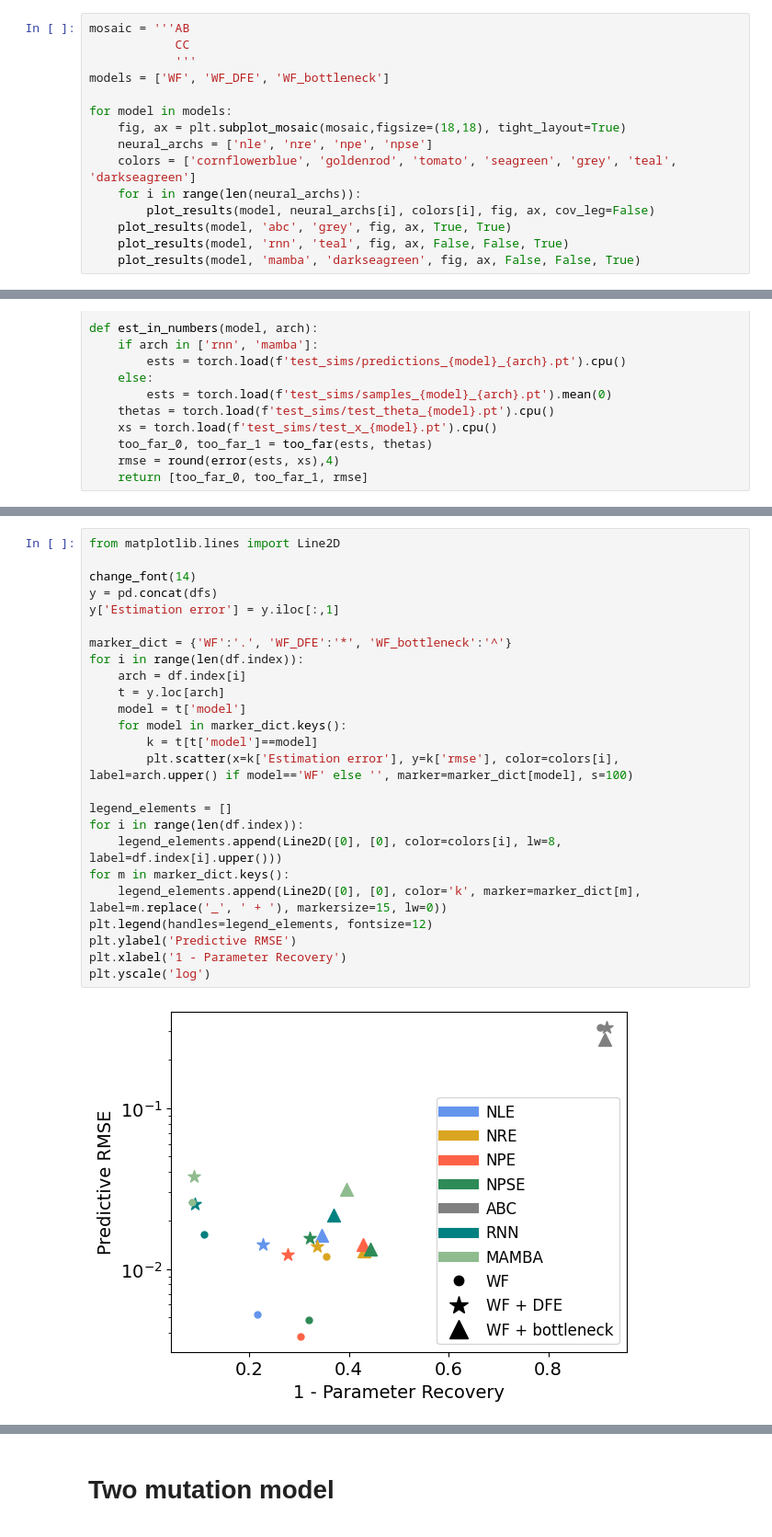
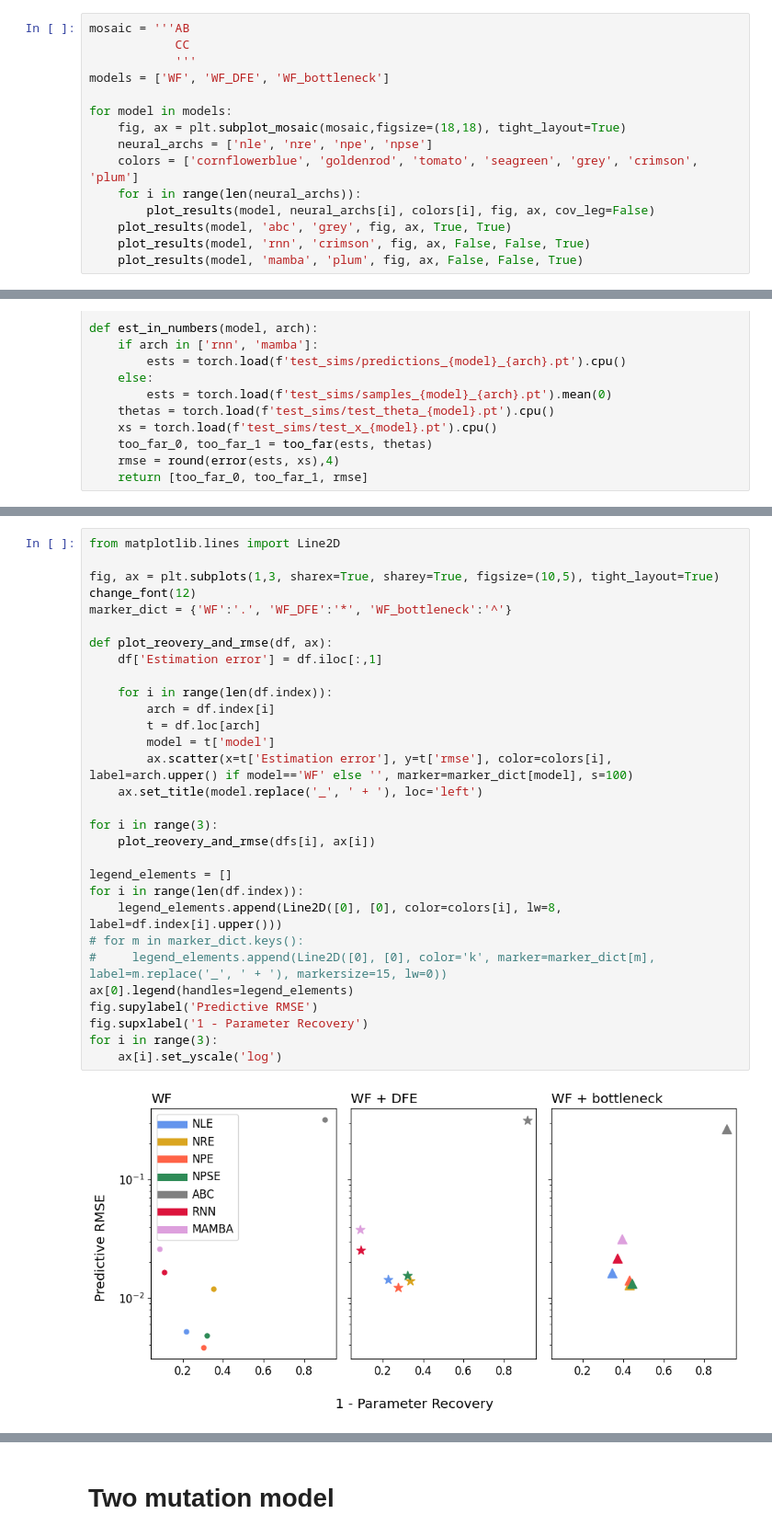
Before and after one commit to nadavbennun1/wf_ext, a Jupyter notebook: test_results.ipynb, the cells around one changed output, grey strips where cells are left out. Shown at 92% size. Drawn from its saved outputs; the diff is of its cells as text.

Commit message:
changed figure 5 to 3 panels, changed colors

```diff
--- a/test_results.ipynb
+++ b/test_results.ipynb
@@ -107,10 +107,10 @@ models = ['WF', 'WF_DFE', 'WF_bottleneck']
 for model in models:
     fig, ax = plt.subplot_mosaic(mosaic,figsize=(18,18), tight_layout=True)
     neural_archs = ['nle', 'nre', 'npe', 'npse']
-    colors = ['cornflowerblue', 'goldenrod', 'tomato', 'seagreen', 'grey', 'teal', 'darkseagreen']
+    colors = ['cornflowerblue', 'goldenrod', 'tomato', 'seagreen', 'grey', 'crimson', 'plum']
     for i in range(len(neural_archs)):
         plot_results(model, neural_archs[i], colors[i], fig, ax, cov_leg=False)
     plot_results(model, 'abc', 'grey', fig, ax, True, True)
-    plot_results(model, 'rnn', 'teal', fig, ax, False, False, True)
-    plot_results(model, 'mamba', 'darkseagreen', fig, ax, False, False, True)
+    plot_results(model, 'rnn', 'crimson', fig, ax, False, False, True)
+    plot_results(model, 'mamba', 'plum', fig, ax, False, False, True)
 # %% [output]
@@ -181,27 +181,32 @@ mamba      0.088        0.395  0.0313  WF_bottleneck
 # %%
 from matplotlib.lines import Line2D
 
-change_font(14)
-y = pd.concat(dfs)
-y['Estimation error'] = y.iloc[:,1]
+fig, ax = plt.subplots(1,3, sharex=True, sharey=True, figsize=(10,5), tight_layout=True)
+change_font(12)
+marker_dict = {'WF':'.', 'WF_DFE':'*', 'WF_bottleneck':'^'}
 
-marker_dict = {'WF':'.', 'WF_DFE':'*', 'WF_bottleneck':'^'}
-for i in range(len(df.index)):
-    arch = df.index[i]
-    t = y.loc[arch]
-    model = t['model']
-    for model in marker_dict.keys():
-        k = t[t['model']==model]
-        plt.scatter(x=k['Estimation error'], y=k['rmse'], color=colors[i], label=arch.upper() if model=='WF' else '', marker=marker_dict[model], s=100)
+def plot_reovery_and_rmse(df, ax):
+    df['Estimation error'] = df.iloc[:,1]
+
+    for i in range(len(df.index)):
+        arch = df.index[i]
+        t = df.loc[arch]
+        model = t['model']
+        ax.scatter(x=t['Estimation error'], y=t['rmse'], color=colors[i], label=arch.upper() if model=='WF' else '', marker=marker_dict[model], s=100)
+    ax.set_title(model.replace('_', ' + '), loc='left')
+
+for i in range(3):
+    plot_reovery_and_rmse(dfs[i], ax[i])
 
 legend_elements = []
 for i in range(len(df.index)):
     legend_elements.append(Line2D([0], [0], color=colors[i], lw=8, label=df.index[i].upper()))
-for m in marker_dict.keys():
-    legend_elements.append(Line2D([0], [0], color='k', marker=marker_dict[m], label=m.replace('_', ' + '), markersize=15, lw=0))
-plt.legend(handles=legend_elements, fontsize=12)
-plt.ylabel('Predictive RMSE')
-plt.xlabel('1 - Parameter Recovery')
-plt.yscale('log')
+# for m in marker_dict.keys():
+#     legend_elements.append(Line2D([0], [0], color='k', marker=marker_dict[m], label=m.replace('_', ' + '), markersize=15, lw=0))
+ax[0].legend(handles=legend_elements)
+fig.supylabel('Predictive RMSE')
+fig.supxlabel('1 - Parameter Recovery')
+for i in range(3):
+    ax[i].set_yscale('log')
 # %% [output]
-[figure, old version]
+[figure, new version]
```
Also changed, not shown: parts of 3 cells of this notebook.
